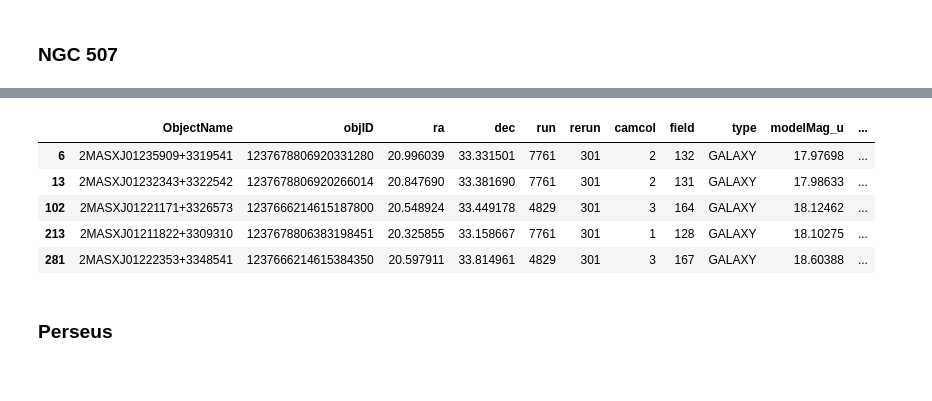
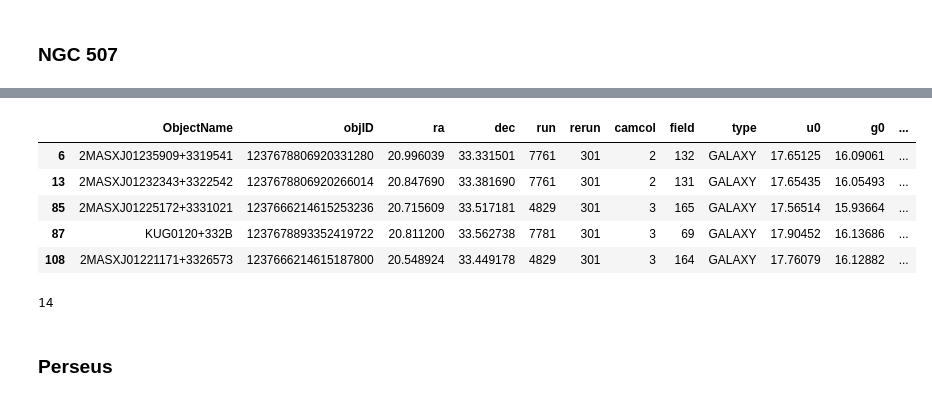
Before and after one commit to danbanan/Perseus-vs-background, a Jupyter notebook: dwarfs-filter.ipynb, the cells around one changed output, grey strips where cells are left out. Drawn from its saved outputs; the diff is of its cells as text; code cells hidden in the pictures.

```diff
--- a/dwarfs-filter.ipynb
+++ b/dwarfs-filter.ipynb
@@ -59,13 +64,18 @@ ngc507.head() # 65 foreground galaxies in total
 # %%
-ngc507_dwarf = ngc507.loc[(ngc507['modelMag_r'] > 15.5) & (ngc507['modelMag_r'] < 16.5)]
-ngc507_dwarf.head() # 8 foreground dwarfs in total
+ngc507_dwarf = ngc507.loc[(ngc507['r0'] > 15) & (ngc507['r0'] < 17.5)]
+ngc507_dwarf.head()
 # %% [output]
-|  | ObjectName | objID | ra | dec | run | rerun | camcol | field | type | modelMag_u | ... |
-| 6 | 2MASXJ01235909+3319541 | 1237678806920331280 | 20.996039 | 33.331501 | 7761 | 301 | 2 | 132 | GALAXY | 17.97698 | ... |
-| 13 | 2MASXJ01232343+3322542 | 1237678806920266014 | 20.847690 | 33.381690 | 7761 | 301 | 2 | 131 | GALAXY | 17.98633 | ... |
-| 102 | 2MASXJ01221171+3326573 | 1237666214615187800 | 20.548924 | 33.449178 | 4829 | 301 | 3 | 164 | GALAXY | 18.12462 | ... |
-| 213 | 2MASXJ01211822+3309310 | 1237678806383198451 | 20.325855 | 33.158667 | 7761 | 301 | 1 | 128 | GALAXY | 18.10275 | ... |
-| 281 | 2MASXJ01222353+3348541 | 1237666214615384350 | 20.597911 | 33.814961 | 4829 | 301 | 3 | 167 | GALAXY | 18.60388 | ... |
+|  | ObjectName | objID | ra | dec | run | rerun | camcol | field | type | u0 | g0 | ... |
+| 6 | 2MASXJ01235909+3319541 | 1237678806920331280 | 20.996039 | 33.331501 | 7761 | 301 | 2 | 132 | GALAXY | 17.65125 | 16.09061 | ... |
+| 13 | 2MASXJ01232343+3322542 | 1237678806920266014 | 20.847690 | 33.381690 | 7761 | 301 | 2 | 131 | GALAXY | 17.65435 | 16.05493 | ... |
+| 85 | 2MASXJ01225172+3331021 | 1237666214615253236 | 20.715609 | 33.517181 | 4829 | 301 | 3 | 165 | GALAXY | 17.56514 | 15.93664 | ... |
+| 87 | KUG0120+332B | 1237678893352419722 | 20.811200 | 33.562738 | 7781 | 301 | 3 | 69 | GALAXY | 17.90452 | 16.13686 | ... |
+| 108 | 2MASXJ01221171+3326573 | 1237666214615187800 | 20.548924 | 33.449178 | 4829 | 301 | 3 | 164 | GALAXY | 17.76079 | 16.12882 | ... |
+# %%
+# 14 foreground dwarfs in total
+len(ngc507_dwarf)
+# %% [output]
+14
 # %% [markdown]
 ### Perseus
 # %%
```
Also changed, not shown: parts of 20 cells of this notebook, 2 other files.
